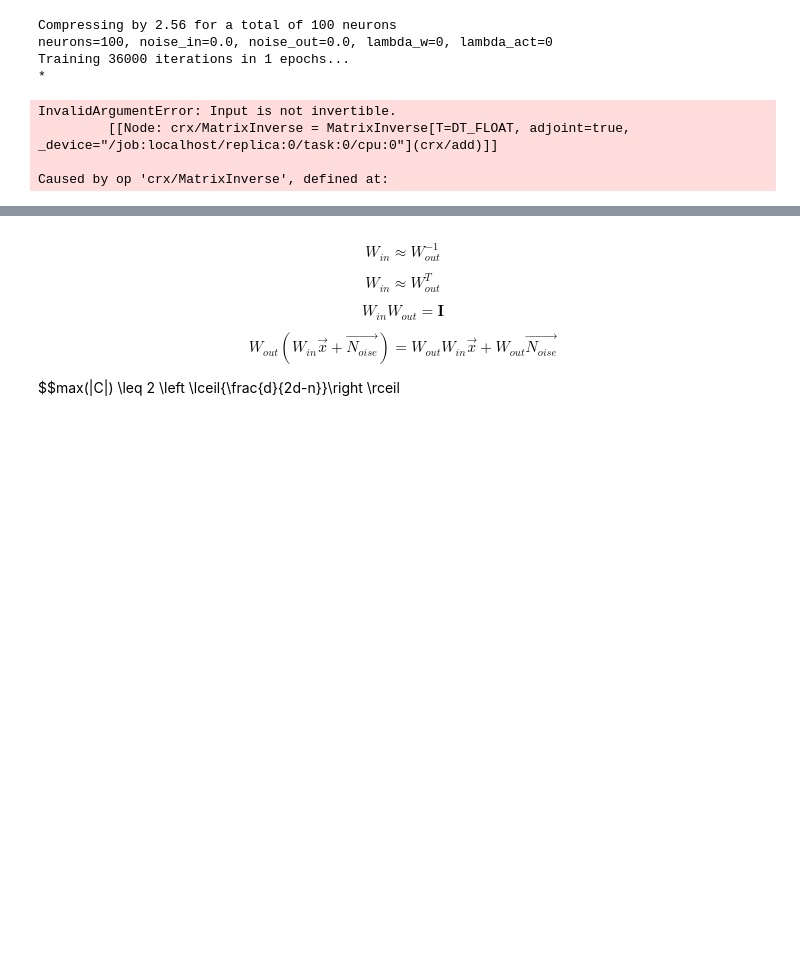
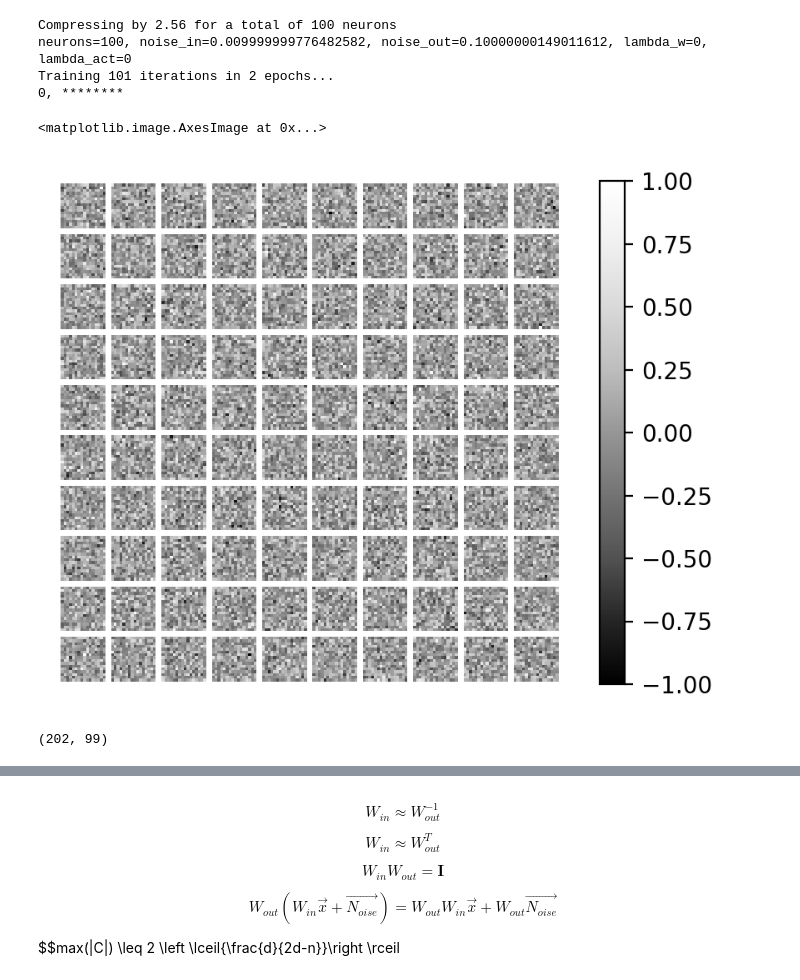
Before and after one commit to vdutell/karklinsimoncelli2011, a Jupyter notebook: Reimplementing Model - Karklin & Simoncelli 2011 .ipynb, the cells around one changed output, grey strips where cells are left out. Saved outputs shown, nothing was run; the diff lists cells and outputs as text; code cells hidden in the pictures; blank space fills up the shorter version.

```diff
--- a/Reimplementing Model - Karklin & Simoncelli 2011 .ipynb
+++ b/Reimplementing Model - Karklin & Simoncelli 2011 .ipynb
@@ -119,45 +120,46 @@ for neurons in sweep_neurons:
                                 params['noise_x'] = np.float32(xs)
                                 params['noise_r'] = np.float32(rs)
 
+                                #calculate cnx
+                                cnx = np.ones([params["imxlen"]**2,params["imxlen"]**2])
+                                cnx = cnx * params['noise_x']**2
+                                np.fill_diagonal(cnx,1)
+                                params['cnx'] = np.float32(cnx)
+
+                                #calculate crx
+                                cnr = np.ones([params['nneurons'],params['nneurons']])
+                                cnr = cnr * params['noise_r']**2
+                                np.fill_diagonal(cnr,1)
+                                params['cnr'] = np.float32(cnr)
+
+
                                 #make our model
                                 encoding_model = mim.mi_model(params)
 
-                                #train it'
                                 [encoding_model,
                                 cost_evolution,
                                 wmean_evolution,
-                                inweights_evolution,
+                                weights_evolution,
                                 activation_evolution,
-                                inbias_evolution,
-                                weights_kernel_in_ordered,
-                                test_inweights_ordered,
-                                test_acts_ordered,
-                                test_acts] = tm.train_model(encoding_model,vhimgs)
+                                bias_evolution,
+                                weights_ordered,
+                                final_acts_ordered] = tm.train_model(encoding_model, vhimgs)
 
                                 #save model
                                 print('Saving Plots...')
                                 plu.save_plots(encoding_model,
                                                cost_evolution,
                                                wmean_evolution,
-                                               inweights_evolution,
-                                               outweights_evolution,
+                                               weights_evolution,
                                                activation_evolution,
-                                               inbias_evolution,
-                                               weights_kernel_in_ordered,
-                                               test_patches,
-                                               test_recons,
-                                               test_inweights_ordered,
-                                               test_outweights_ordered,
-                                               test_acts_ordered)
+                                               bias_evolution,
+                                               weights_ordered,
+                                               final_acts_ordered)
 
                                 print('Run Finished!')
 print("*** Parameter Sweep Finished! ***")
 # %% [output]
 Compressing by 2.56 for a total of 100 neurons
-neurons=100, noise_in=0.0, noise_out=0.0, lambda_w=0, lambda_act=0
-Training 36000 iterations in 1 epochs...
-*
+neurons=100, noise_in=0.009999999776482582, noise_out=0.10000000149011612, lambda_w=0, lambda_act=0
+Training 101 iterations in 2 epochs...
+0, ********
-InvalidArgumentError: Input is not invertible.
-         [[Node: crx/MatrixInverse = MatrixInverse[T=DT_FLOAT, adjoint=true, _device="/job:localhost/replica:0/task:0/cpu:0"](crx/add)]]
-
-Caused by op 'crx/MatrixInverse', defined at:
@@ -163,0 +168,14 @@ Caused by op 'crx/MatrixInverse', defined at:
+# %%
+imp.reload(plu)
+fw = weights_ordered.reshape(encoding_model.params['imxlen'],
+                                     encoding_model.params['imylen'],
+                                     encoding_model.params['nneurons']).T
+plu.plot_tiled_rfs(fw, normalize=False)
+#p = plu.display_data_acts_tiled(fw,np.mean(final_acts_ordered,axis=0))
+# %% [output]
+<matplotlib.image.AxesImage at 0x...>
+[figure, added]
+# %%
+np.shape(cost_evolution)
+# %% [output]
+(202, 99)
```
Also changed, not shown: parts of 19 cells of this notebook, 3 other files.
